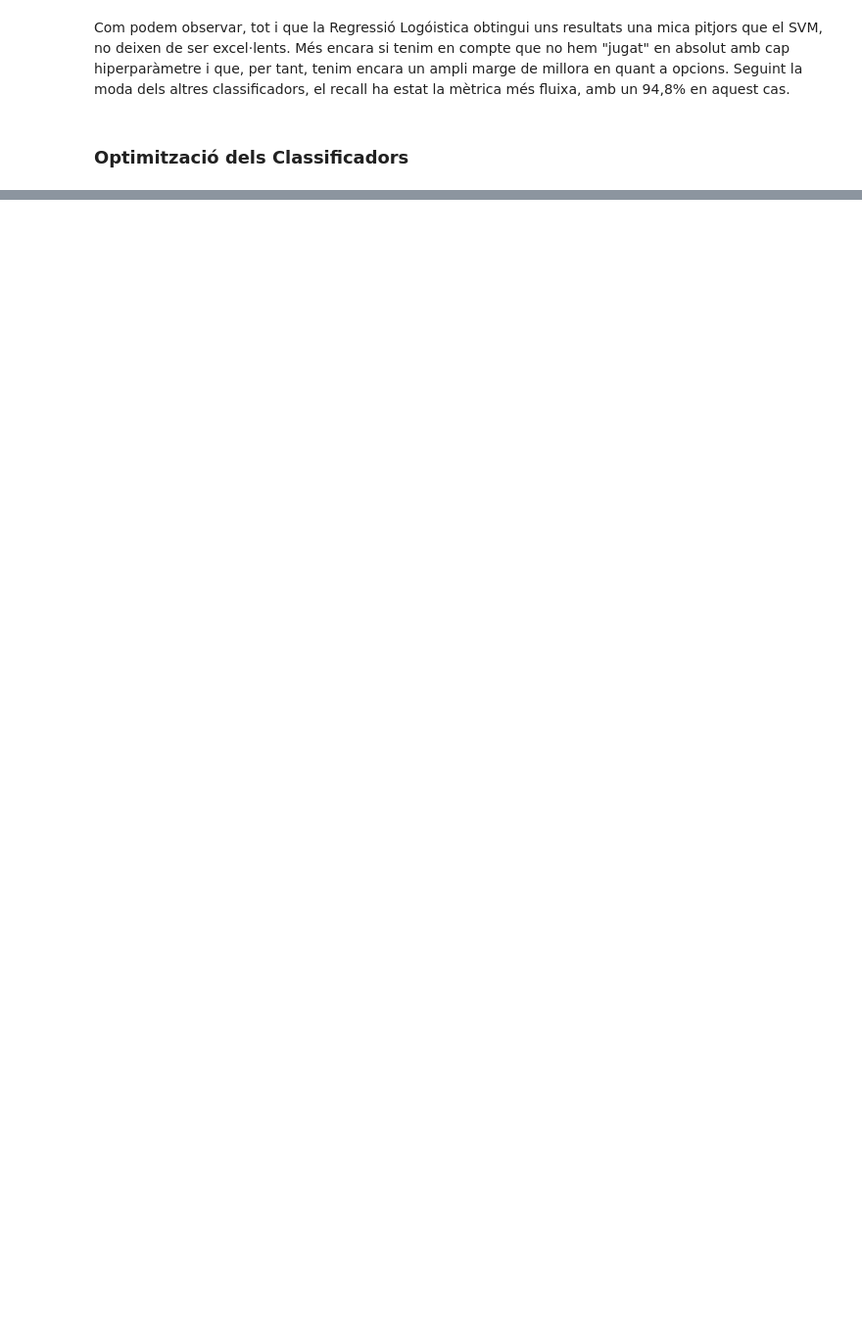
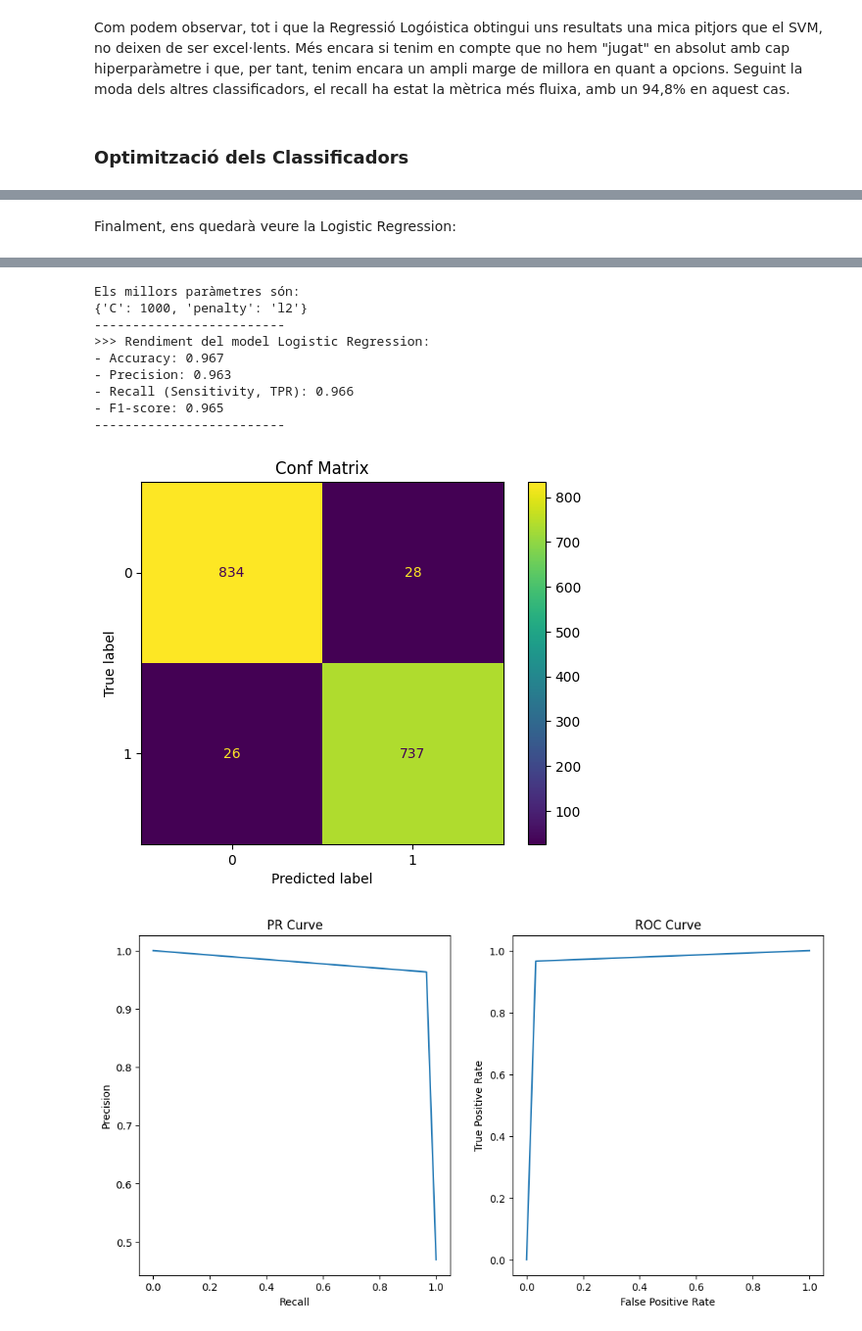
Before and after one commit to NIU1669682/Cas-Kaggle-2, a Jupyter notebook: Classificador de bolets.ipynb, the cells around one changed output, grey strips where cells are left out. Shown at 98% size. Drawn from its saved outputs; the diff is of its cells as text; code cells hidden in the pictures; blank space fills up the shorter version.

```diff
--- a/Classificador de bolets.ipynb
+++ b/Classificador de bolets.ipynb
@@ -261,0 +319,13 @@ Com podem observar, tot i que la Regressió Logóistica obtingui uns resultats u
+# %% [markdown]
+Finalment, ens quedarà veure la Logistic Regression:
+# %%
+logRegGS = LogisticRegression()
+params = {'penalty':['l1', 'l2', 'elasticnet'], 'C':[0.001, 0.01, 0.1, 1, 10, 100, 1000]}
+logRegGS = GridSearchCV(logRegGS, params)
+logRegGS.fit(X_train, y_train)
+best_params = logRegGS.best_params_
+print("Els millors paràmetres són: ")
+print(best_params)
+logRegGSPreds = logRegGS.predict(X_test)
+performanceIndividual(y_test, logRegGSPreds, "Logistic Regression")
+# %% [output]
@@ -261,0 +349,11 @@ Com podem observar, tot i que la Regressió Logóistica obtingui uns resultats u
+Els millors paràmetres són:
+{'C': 1000, 'penalty': 'l2'}
+-------------------------
+>>> Rendiment del model Logistic Regression:
+- Accuracy: 0.967
+- Precision: 0.963
+- Recall (Sensitivity, TPR): 0.966
+- F1-score: 0.965
+-------------------------
+[figure, added]
+[figure, added]
```
Also changed, not shown: parts of 16 cells of this notebook.
